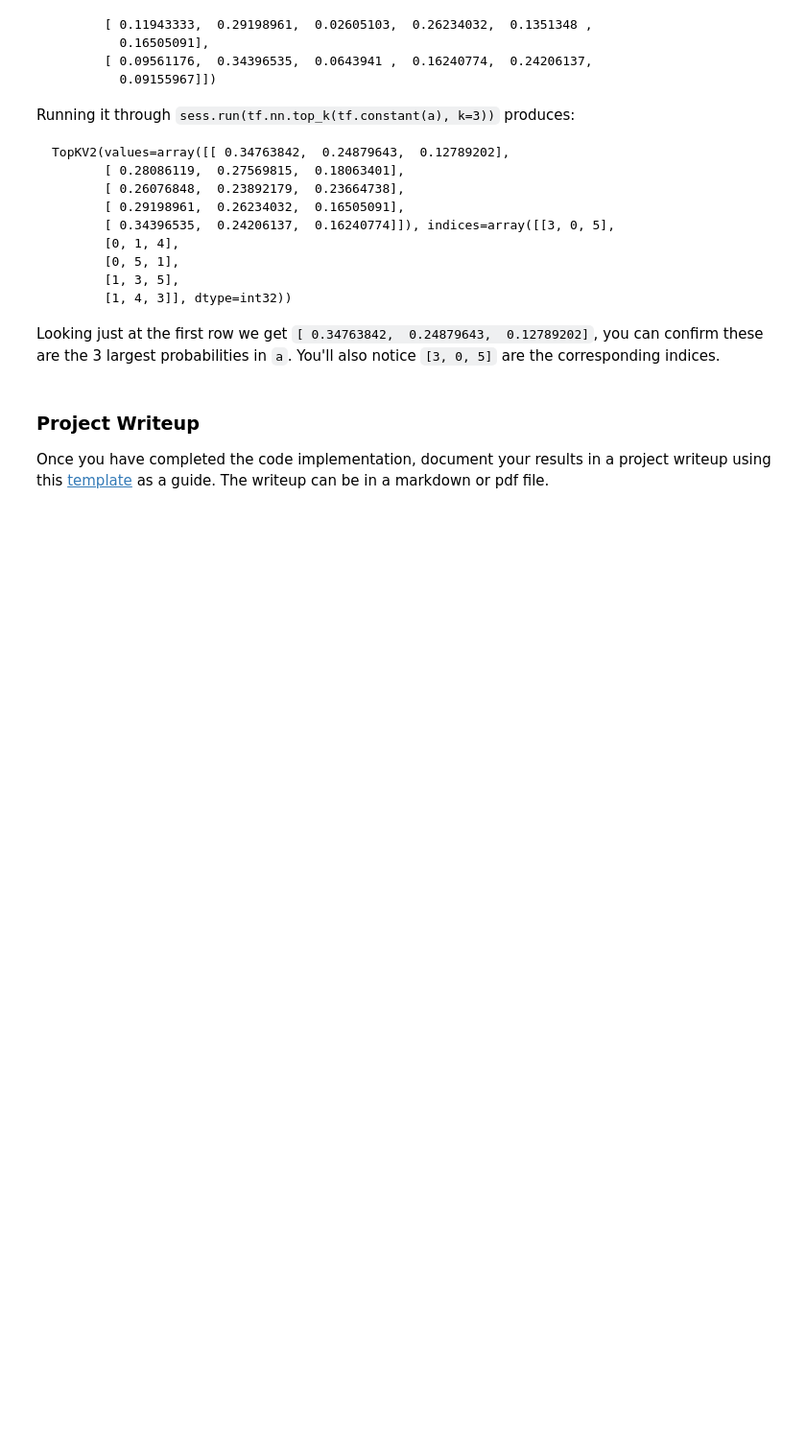
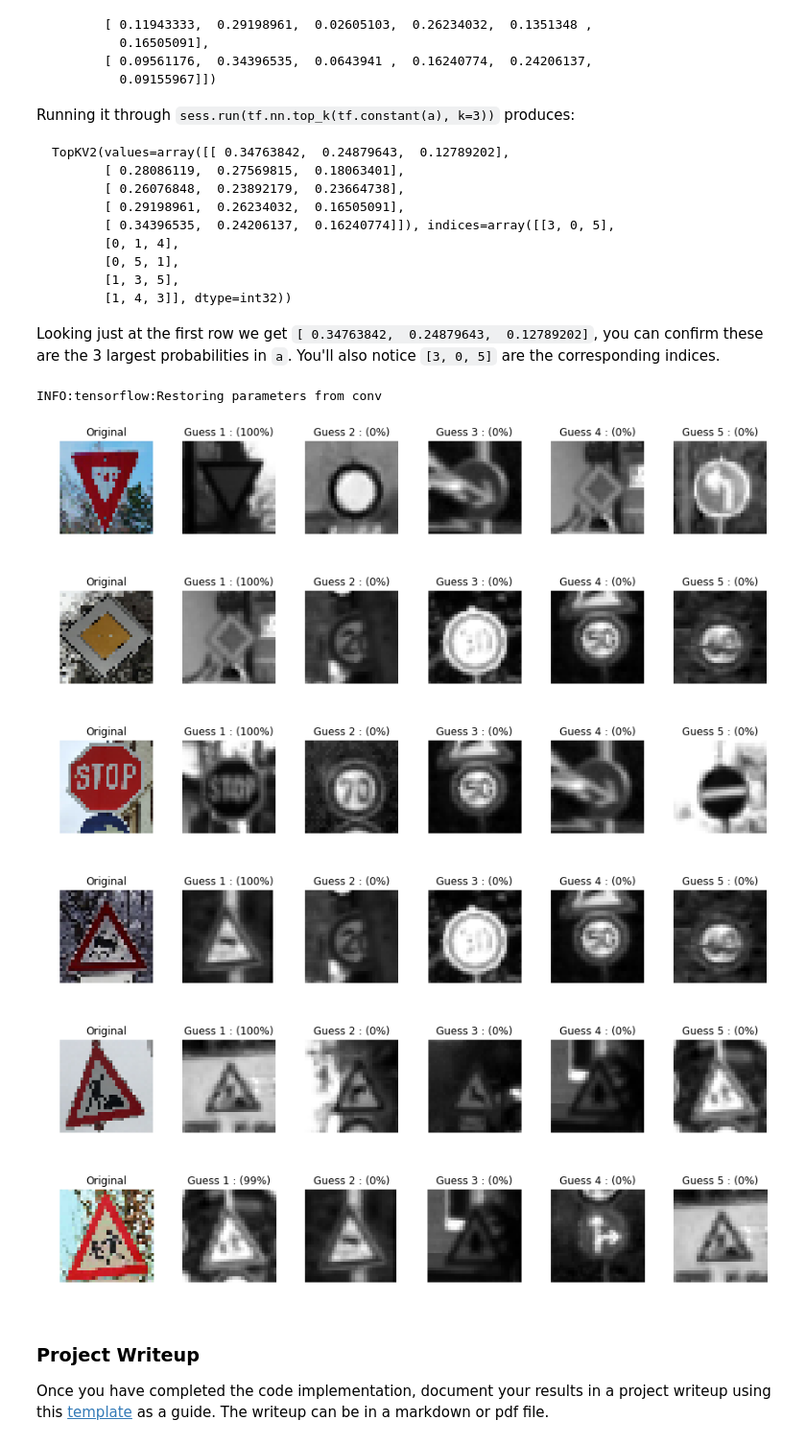
Before and after one commit to z687wang/TrafficSignClassifier, a Jupyter notebook: Traffic_Sign_Classifier.ipynb, the cells around one changed output. Shown at 96% size. Saved outputs shown, nothing was run; the diff lists cells and outputs as text; code cells hidden in the pictures; blank space fills up the shorter version.

```diff
--- a/Traffic_Sign_Classifier.ipynb
+++ b/Traffic_Sign_Classifier.ipynb
@@ -578,13 +633,13 @@ KeyboardInterrupt:
 # %%
 with tf.Session() as sess:
-    saver.restore(sess, tf.train.latest_checkpoint('.'))
+    conv_net.saver.restore(sess, tf.train.latest_checkpoint('.'))
 
-    train_accuracy = evaluate(X_train, y_train)
+    train_accuracy = conv_net.evaluate(X_train, y_train)
     print("Train Accuracy = {:.3f}".format(train_accuracy))
 
-    valid_accuracy = evaluate(X_valid, y_valid)
+    valid_accuracy = conv_net.evaluate(X_valid, y_valid)
     print("Valid Accuracy = {:.3f}".format(valid_accuracy))
 
-    test_accuracy = evaluate(X_test, y_test)
+    test_accuracy = conv_net.evaluate(X_test, y_test)
     print("Test Accuracy = {:.3f}".format(test_accuracy))
 # %% [output]
@@ -650,8 +708,7 @@ for i in range(0, total_num):
 
 with tf.Session() as sess:
     sess.run(tf.global_variables_initializer())
-#     saver = tf.train.import_meta_graph('./lenet.meta')
-    saver.restore(sess, "./lenet")
-    my_accuracy = conv_net.evaluate(my_signs_normalized, my_labels)
+    conv_net.saver.restore(sess, conv_net.savePath)
+    my_accuracy = conv_net.evaluate(test_signs_normalized, my_labels)
     print("My Data Set Accuracy = {:.3f}".format(my_accuracy))
 # %% [output]
@@ -665,14 +724,14 @@ my_single_item_array = []
 my_single_item_label_array = []
 
 for i in range(6):
-    my_single_item_array.append(my_signs_normalized[i])
+    my_single_item_array.append(test_signs_normalized[i])
     my_single_item_label_array.append(my_labels[i])
 
     with tf.Session() as sess:
         sess.run(tf.global_variables_initializer())
 #         saver = tf.train.import_meta_graph('./lenet.meta')
-        conv_net.evaluate.saver.restore(sess, "./lenet")
-        my_accuracy = conv_net.evaluate.evaluate(my_single_item_array, my_single_item_label_array)
+        conv_net.saver.restore(sess, conv_net.savePath)
+        my_accuracy = conv_net.evaluate(my_single_item_array, my_single_item_label_array)
         print('Image {}'.format(i+1))
         print("Image Accuracy = {:.3f}".format(my_accuracy))
         print()
@@ -719,32 +796,38 @@ Looking just at the first row we get `[ 0.34763842,  0.24879643,  0.12789202]`,
 # %%
 ### Print out the top five softmax probabilities for the predictions on the German traffic sign images found on the web.
 ### Feel free to use as many code cells as needed.
 k_size = 5
-softmax_logits = tf.nn.softmax(logits)
+softmax_logits = tf.nn.softmax(conv_net.logits)
 top_k = tf.nn.top_k(softmax_logits, k=k_size)
 
 with tf.Session() as sess:
     sess.run(tf.global_variables_initializer())
 #     my_saver = tf.train.import_meta_graph('./lenet.meta')
-    saver.restore(sess, "./lenet")
-    my_softmax_logits = sess.run(softmax_logits, feed_dict={x: my_signs_normalized, keep_prob: 1.0})
-    my_top_k = sess.run(top_k, feed_dict={x: my_signs_normalized, keep_prob: 1.0})
+    conv_net.saver.restore(sess, conv_net.savePath)
+    my_softmax_logits = sess.run(softmax_logits, feed_dict={conv_net.features: test_signs_normalized, conv_net.keep_prob: 1.0})
+    my_top_k = sess.run(top_k, feed_dict={conv_net.features: test_signs_normalized, conv_net.keep_prob: 1.0})
 #     print(my_top_k)
 
     for i in range(6):
         figures = {}
         labels = {}
 
-        figures[0] = my_signs[i]
+        figures[0] = test_signs[i]
         labels[0] = "Original"
 
         for j in range(k_size):
 #             print('Guess {} : ({:.0f}%)'.format(j+1, 100*my_top_k[0][i][j]))
             labels[j+1] = 'Guess {} : ({:.0f}%)'.format(j+1, 100*my_top_k[0][i][j])
             figures[j+1] = X_valid[np.argwhere(y_valid == my_top_k[1][i][j])[0]].squeeze()
-
-#         print()
         plot_figures(figures, 1, 6, labels)
+# %% [output]
+INFO:tensorflow:Restoring parameters from conv
+[figure, added]
+[figure, added]
+[figure, added]
+[figure, added]
+[figure, added]
+[figure, added]
 # %% [markdown]
 ### Project Writeup
 
```
Also changed, not shown: parts of 13 cells of this notebook.
